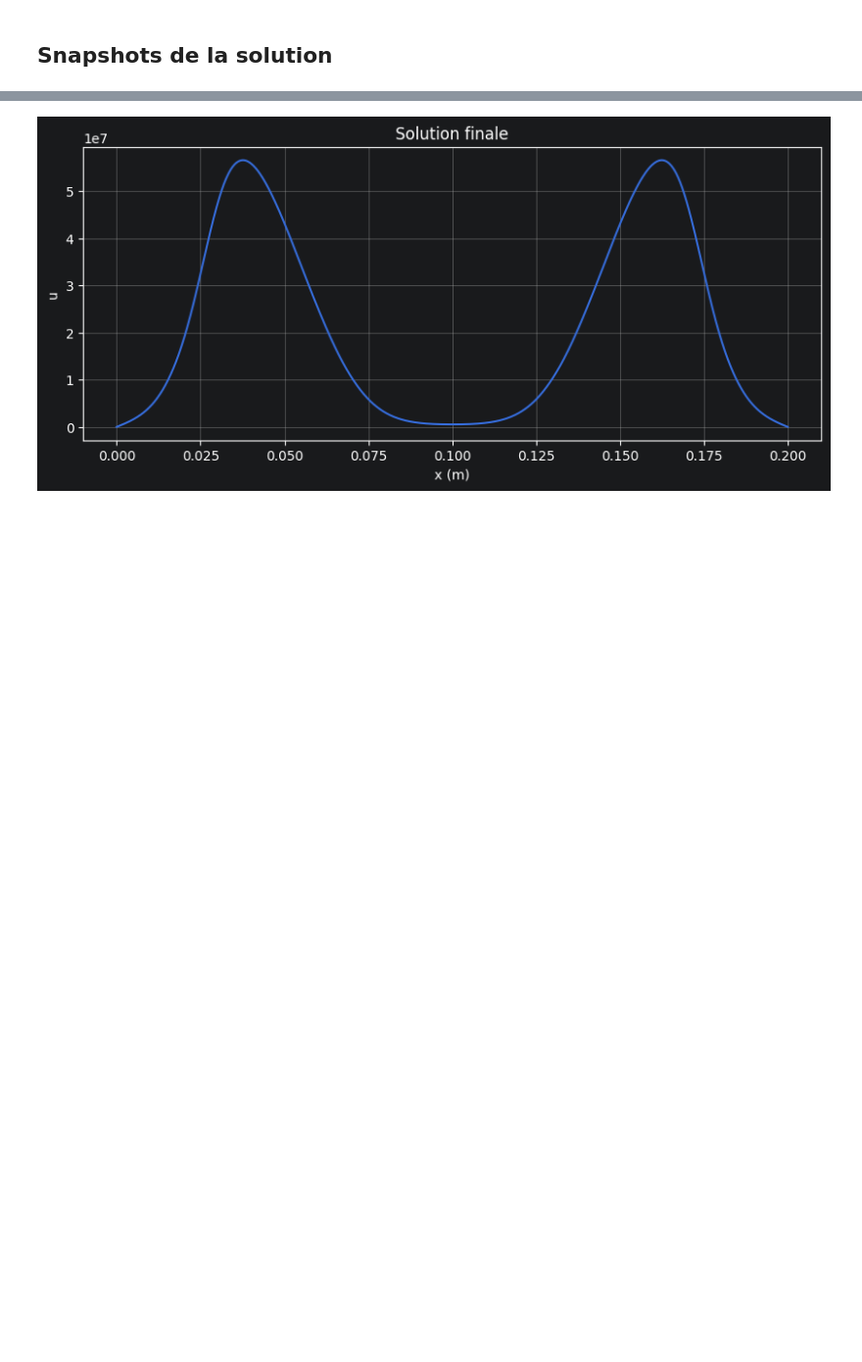
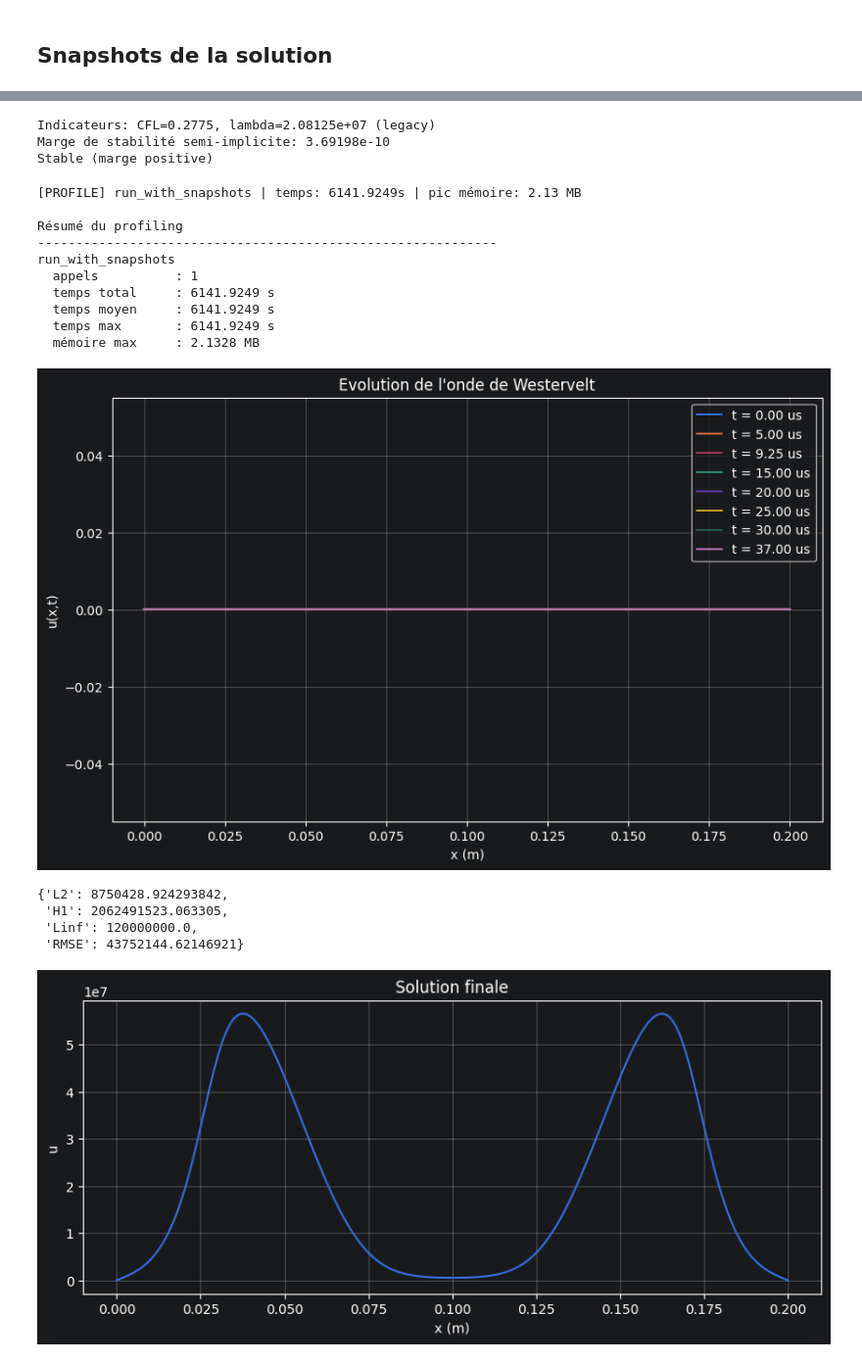
Before and after one commit to Geobatpo07/Westervelt-Simulation, a Jupyter notebook: notebooks/test_solver_nikolic.ipynb, the cells around one changed output, grey strips where cells are left out. Shown at 98% size. Cells and saved outputs as stored; diff of their text form; code cells hidden in the pictures; blank space fills up the shorter version.

```diff
--- a/notebooks/test_solver_nikolic.ipynb
+++ b/notebooks/test_solver_nikolic.ipynb
@@ -149,4 +152,75 @@ run_with_snapshots
 [figure]
+# %%
+# Faisons une autre simulation sur un maillage plus fin pour la considerer comme la solution de référence
+T_final = 37e-6
+nt = 10000
+L = 0.2
+nx = 10000
+
+dx = L / nx
+dt = T_final / nt
+
+params = WesterveltParams(
+    c=1500.0,
+    rho0=1000.0,
+    beta=3.5,
+    mu_v=6e-6,
+    dx=dx,
+    dt=dt,
+    nx=nx,
+    nt=nt,
+    scheme="semi_implicit",
+    bc="dirichlet",
+)
+
+solver1 = WesterveltSolver(params)
+
+solver.initialize(
+    u0_type="gaussian",
+    u1_type="gaussian_zero_mean",
+    A1=1.2e8,
+    A2=1.0e11,
+    mu=0.1,
+    sigma1=0.015,
+    sigma2=0.02,
+)
+# %% [output]
+Indicateurs: CFL=0.2775, lambda=2.08125e+07 (legacy)
+Marge de stabilité semi-implicite: 3.69198e-10
+Stable (marge positive)
+# %%
+times = [0.0, 5e-6, 9.25e-6, 15e-6, 20e-6, 25e-6, 30e-6, 37e-6]
+snapshots = solver1.run_with_snapshots(times, store_energy=True)
+solver1.print_profiler_summary()
+solver1.plot_snapshots(snapshots)
+# %% [output]
+[PROFILE] run_with_snapshots | temps: 6141.9249s | pic mémoire: 2.13 MB
+
+Résumé du profiling
+------------------------------------------------------------
+run_with_snapshots
+  appels          : 1
+  temps total     : 6141.9249 s
+  temps moyen     : 6141.9249 s
+  temps max       : 6141.9249 s
+  mémoire max     : 2.1328 MB
+[figure, added]
+# %%
+import numpy as np
+# solver.u.shape, solver1.u.shape
+u_ref = np.empty_like(solver.u)
+
+for i in range(len(solver.u)):
+    idx = int(i * 5)  # Correspondance entre les indices des deux maillages
+    u_ref[i] = solver1.u[idx]
+
+solver.u.shape, u_ref.shape
+compute_error_metrics(solver.u, u_ref, dx=dx, compute_l2=True, compute_h1=True, compute_linf=True, compute_rmse=False, bc_type=params.bc)
+# %% [output]
+{'L2': 8750428.924293842,
+ 'H1': 2062491523.063305,
+ 'Linf': 120000000.0,
+ 'RMSE': 43752144.62146921}
 # %%
 # Solution finale à T_final
 solver.plot_solution()
```
Also changed, not shown: parts of 3 cells of this notebook, 12 other files.
